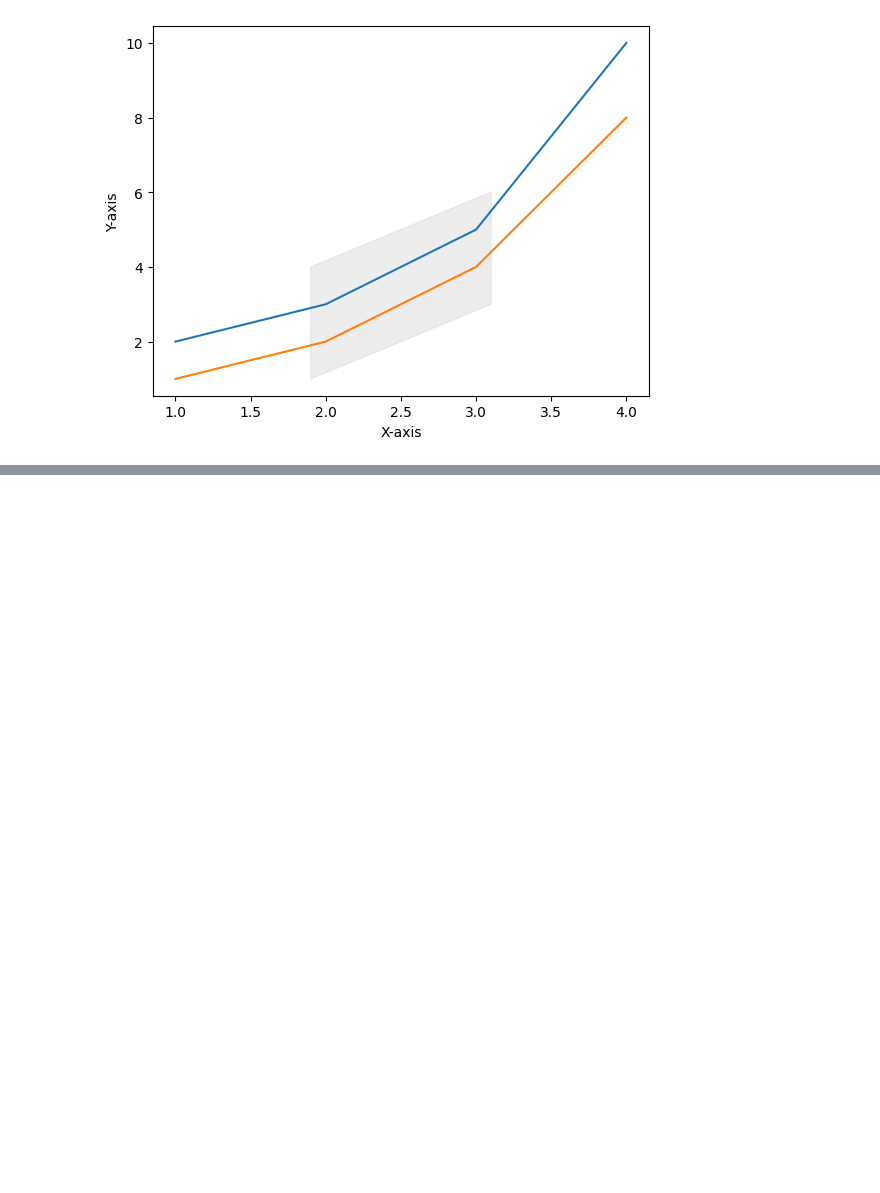
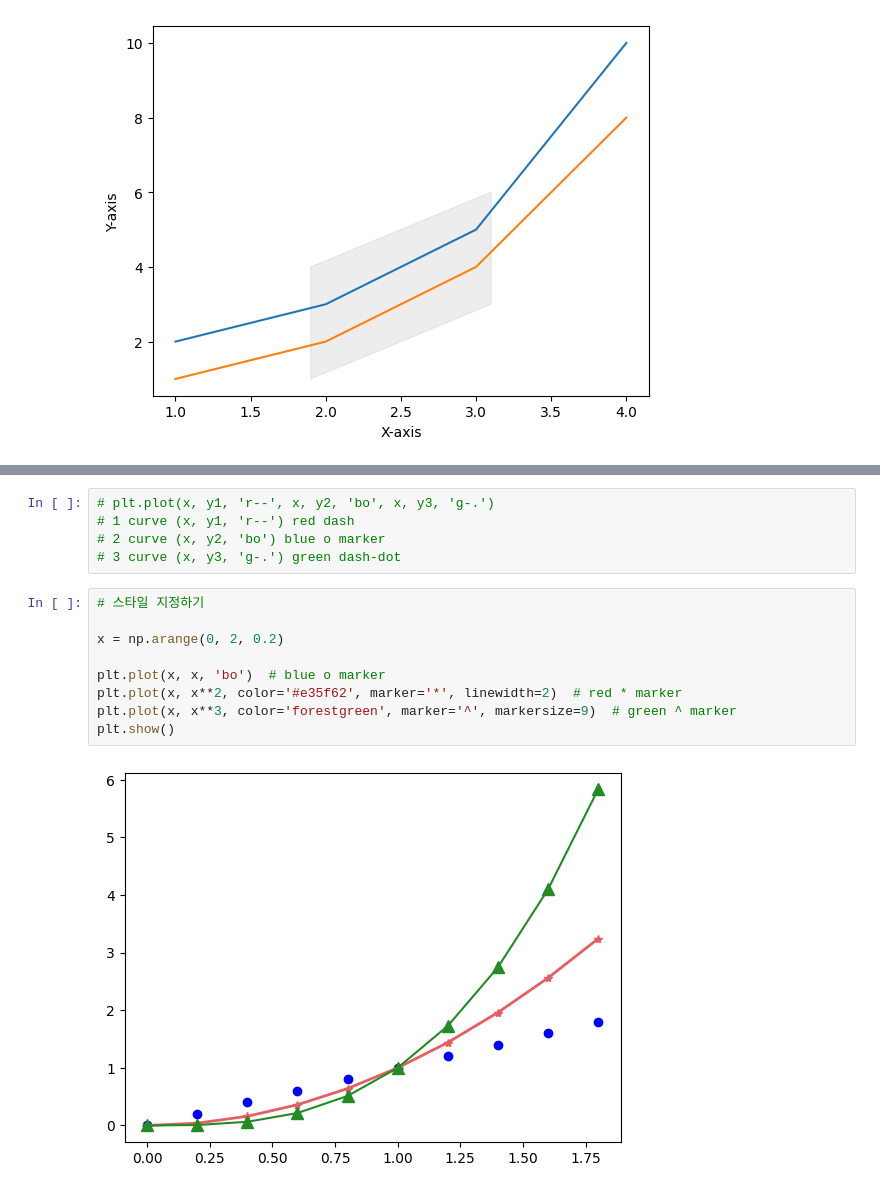
Before and after one commit to py4ine/study_Visualization, a Jupyter notebook: 20240619_Matplotlib_basic.ipynb, the cells around one changed output, grey strips where cells are left out. Saved outputs shown, nothing was run; the diff lists cells and outputs as text; blank space fills up the shorter version.

```diff
--- a/20240619_Matplotlib_basic.ipynb
+++ b/20240619_Matplotlib_basic.ipynb
@@ -515,0 +563,16 @@ plt.show()
+# %%
+# plt.plot(x, y1, 'r--', x, y2, 'bo', x, y3, 'g-.')
+# 1 curve (x, y1, 'r--') red dash
+# 2 curve (x, y2, 'bo') blue o marker
+# 3 curve (x, y3, 'g-.') green dash-dot
+# %%
+# 스타일 지정하기
+
+x = np.arange(0, 2, 0.2)
+
+plt.plot(x, x, 'bo')  # blue o marker
+plt.plot(x, x**2, color='#e35f62', marker='*', linewidth=2)  # red * marker
+plt.plot(x, x**3, color='forestgreen', marker='^', markersize=9)  # green ^ marker
+plt.show()
+# %% [output]
+[figure, added]
```
Also changed, not shown: parts of 19 cells of this notebook.
